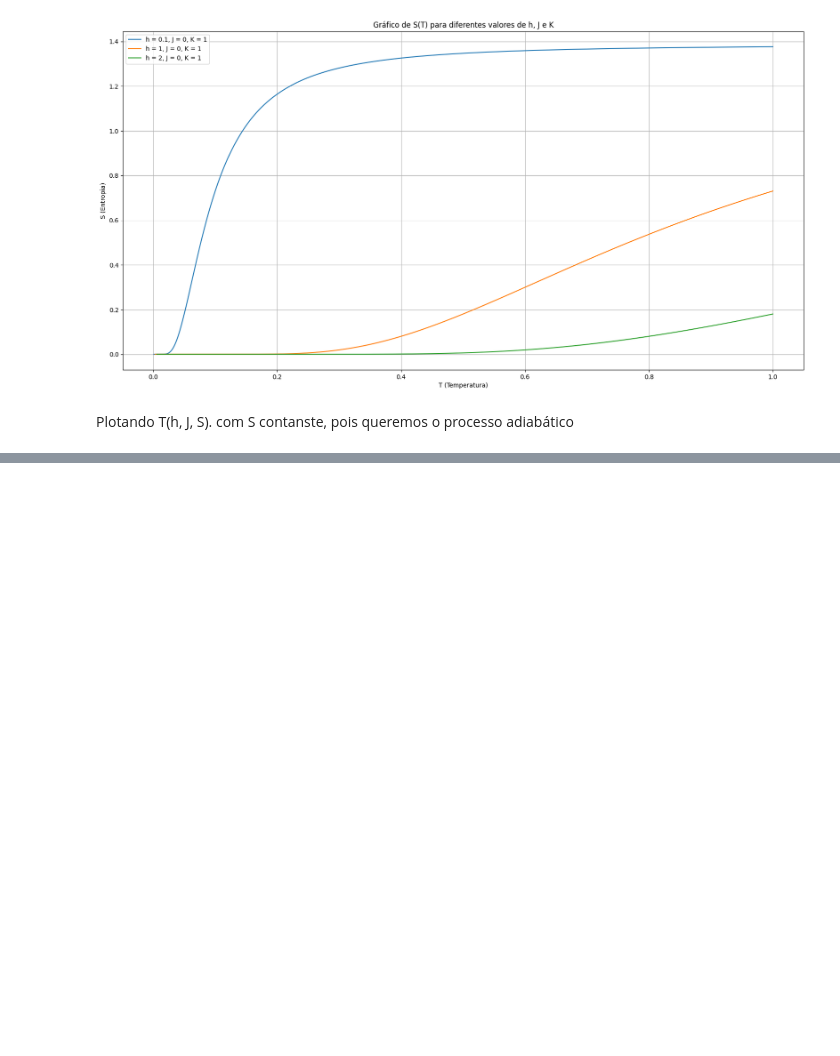
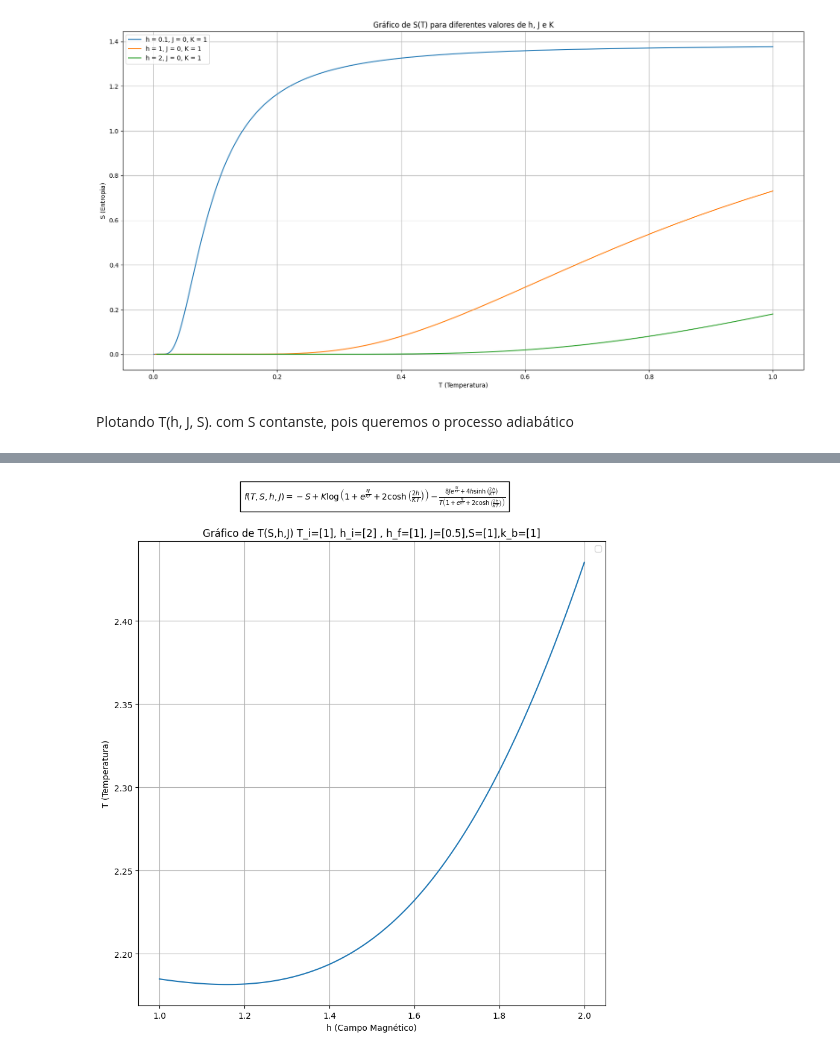
Before and after one commit to machadojoaopaulo/QuantumThermodynamics, a Jupyter notebook: Caso Classico.ipynb, the cells around one changed output, grey strips where cells are left out. Saved outputs shown, nothing was run; the diff lists cells and outputs as text; code cells hidden in the pictures; blank space fills up the shorter version.

```diff
--- a/Caso Classico.ipynb
+++ b/Caso Classico.ipynb
@@ -430,0 +51,95 @@ plot_regions(temperature_range_hot, temperature_range_cold, Resolution)
+# %%
+import numpy as np
+import matplotlib.pyplot as plt
+from scipy.optimize import fsolve
+import os
+
+
+#Definindo constantes
+BOLTZMANN = 1 # boltzmann constant -> Kb
+ANTIFERROMAGNETIC_EXCHANGE_COUPLING = 0.5 #J>=0
+ENTROPY = 1 #S tem que ser constante pq o processo é adibático
+TEMPERATURE_INITIAL_GUESS = 1 # melhorando o chute inicial para um valor maior
+MAGNETIC_FIELD_INITIAL = 2 # O valor inicial do campo magnético
+MAGNETIC_FIELD_FINAL = 1 #O valor final do campo magnético
+
+def log_detailed_calculation(magnetic_field):
+    return (magnetic_field > 1 and magnetic_field < 1.0001)
+
+
+#definindo a função T(h), o único parâmetro é h pois é a única coisa que vai mudar de h_i até h_f
+def Temp(temperature, magnetic_field):
+    if (log_detailed_calculation(magnetic_field)):
+        print(f"Temperatures [{temperature}] Magnetic Field [{magnetic_field}]")
+    Z = (
+        1 +
+        np.exp(8 * ANTIFERROMAGNETIC_EXCHANGE_COUPLING / (BOLTZMANN * temperature)) +
+        (
+            2 *
+            np.cosh(2 * magnetic_field / (BOLTZMANN * temperature))
+        )
+    )
+    term1 = (ENTROPY * (-1)) + (BOLTZMANN * np.log(Z))
+    numerator = (
+            (
+                8 * ANTIFERROMAGNETIC_EXCHANGE_COUPLING *
+                np.exp(8 * ANTIFERROMAGNETIC_EXCHANGE_COUPLING / (BOLTZMANN * temperature))
+            ) +
+            (
+                4 * magnetic_field *
+                np.sinh(2 * magnetic_field / (BOLTZMANN * temperature))
+            )
+        )
+    denominator = temperature * Z
+    term2 =  numerator / denominator
+    calculated_temperature = term1 - term2
+    if (log_detailed_calculation(magnetic_field)):
+        print(f"Temperatures [{temperature}] Magnetic Field [{magnetic_field}] result[{calculated_temperature}]")
+    return calculated_temperature
+
+
+#definindo os intervalos de h
+magnetic_fields = np.linspace(MAGNETIC_FIELD_INITIAL, MAGNETIC_FIELD_FINAL, 100)
+temperatures = []
+temperature_guess = TEMPERATURE_INITIAL_GUESS
+
+
+for magnetic_field in magnetic_fields:
+    if (log_detailed_calculation(magnetic_field)):
+        print(f"========== MAGNETIC FIELD = {magnetic_field} ==========")
+    try:
+        calculated_temperature = fsolve(lambda temperature: Temp(temperature, magnetic_field), temperature_guess)
+        if (log_detailed_calculation(magnetic_field)):
+            print(f"Final Result={calculated_temperature}")
+
+        #Update temperature guess with the result of previuos systems
+        temperature_guess = calculated_temperature[0]
+
+        #Append the system result to the list of temperatures to be plotted
+        temperatures.append(calculated_temperature[0])  # Adiciona o valor encontrado para T
+    except RuntimeWarning:
+        temperatures.append(np.nan)  # Se houver erro, adiciona NaN para evitar falha
+    if (log_detailed_calculation(magnetic_field)):
+        print(f"========== MAGNETIC FIELD = {magnetic_field} ==========")
+print(f"Temperatura final:{temperatures}")
+
+plt.figure(figsize=(10,10))
+
+# Incluir a equação no gráfico (opcional)
+equation_text = r'$f(T,S,h,J) = -S + K \log\left(1 + e^{\frac{8J}{KT}} + 2 \cosh\left(\frac{2h}{KT}\right)\right) - \frac{8J e^{\frac{8J}{KT}} + 4h \sinh\left(\frac{2h}{KT}\right)}{T\left(1 + e^{\frac{8J}{KT}} + 2 \cosh\left(\frac{2h}{KT}\right)\right)}$'
+plt.text(0.3, 0.95, equation_text, fontsize=10, bbox=dict(facecolor='white', alpha=1), clip_on=False, transform=plt.gcf().transFigure)
+
+
+plt.plot(magnetic_fields, temperatures)
+
+# Adicionar título e rótulos
+plt.title(f"Gráfico de T(S,h,J) T_i=[{TEMPERATURE_INITIAL_GUESS}], h_i=[{MAGNETIC_FIELD_INITIAL}] , h_f=[{MAGNETIC_FIELD_FINAL}], J=[{ANTIFERROMAGNETIC_EXCHANGE_COUPLING}],S=[{ENTROPY}],k_b=[{BOLTZMANN}]")
+plt.xlabel('h (Campo Magnético)')
+plt.ylabel('T (Temperatura)')
+
+
+# Exibir a grade, a legenda e o gráfico
+plt.grid(True)
+plt.legend()
+plt.show()
+# %% [output]
@@ -430,0 +147 @@ plot_regions(temperature_range_hot, temperature_range_cold, Resolution)
+[figure, added]
```
Also changed, not shown: parts of 51 cells of this notebook.
